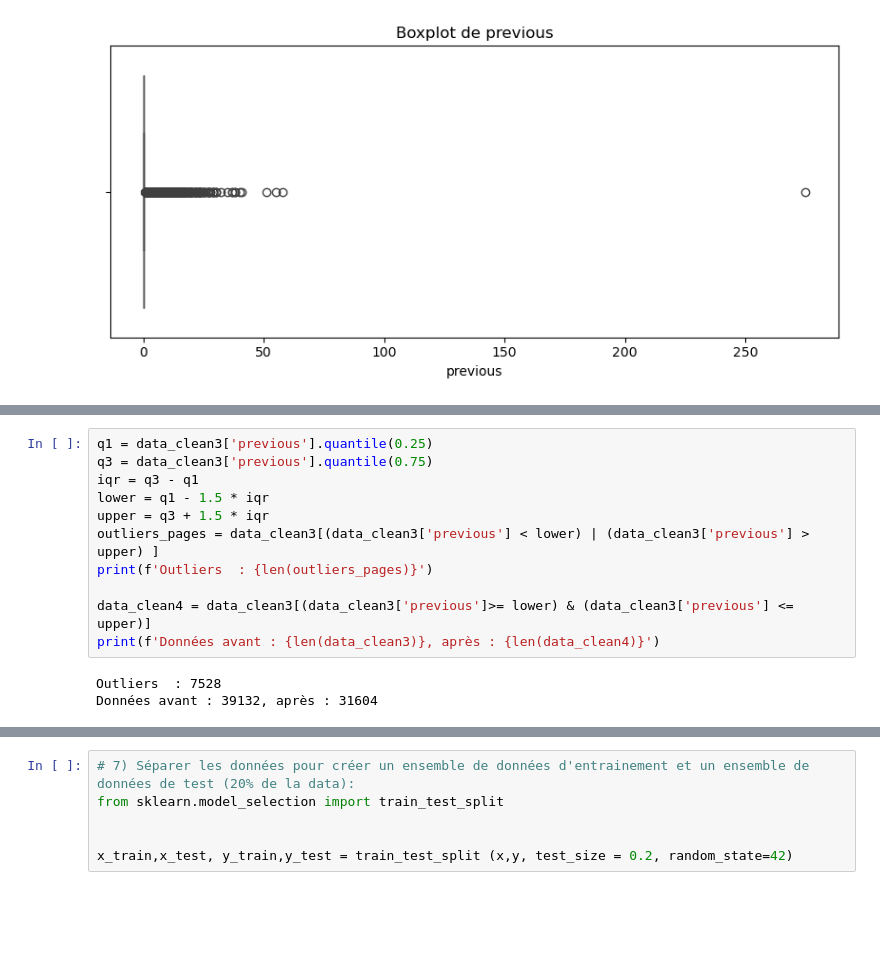
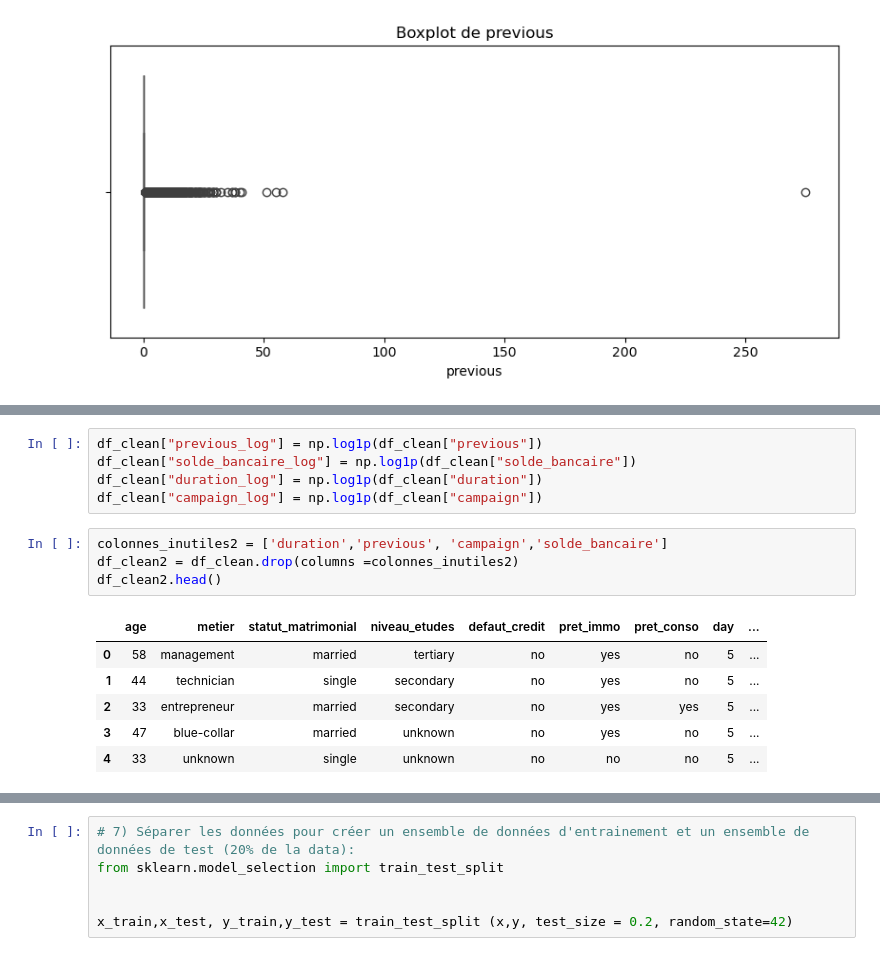
Before and after one commit to isaacprdnt/Bank-Marketing-Insights, a Jupyter notebook: 2_machine_learning.ipynb, the cells around one changed output, grey strips where cells are left out. Cells and saved outputs as stored; diff of their text form; blank space fills up the shorter version.

```diff
--- a/2_machine_learning.ipynb
+++ b/2_machine_learning.ipynb
@@ -160,17 +111,19 @@ Données avant : 42147, après : 39132
-# %%
-q1 = data_clean3['previous'].quantile(0.25)
-q3 = data_clean3['previous'].quantile(0.75)
-iqr = q3 - q1
-lower = q1 - 1.5 * iqr
-upper = q3 + 1.5 * iqr
-outliers_pages = data_clean3[(data_clean3['previous'] < lower) | (data_clean3['previous'] > upper) ]
-print(f'Outliers  : {len(outliers_pages)}')
-
-data_clean4 = data_clean3[(data_clean3['previous']>= lower) & (data_clean3['previous'] <= upper)]
-print(f'Données avant : {len(data_clean3)}, après : {len(data_clean4)}')
-# %% [output]
-Outliers  : 7528
-Données avant : 39132, après : 31604
+# %%
+df_clean["previous_log"] = np.log1p(df_clean["previous"])
+df_clean["solde_bancaire_log"] = np.log1p(df_clean["solde_bancaire"])
+df_clean["duration_log"] = np.log1p(df_clean["duration"])
+df_clean["campaign_log"] = np.log1p(df_clean["campaign"])
+# %%
+colonnes_inutiles2 = ['duration','previous', 'campaign','solde_bancaire']
+df_clean2 = df_clean.drop(columns =colonnes_inutiles2)
+df_clean2.head()
+# %% [output]
+|  | age | metier | statut_matrimonial | niveau_etudes | defaut_credit | pret_immo | pret_conso | day | ... |
+| 0 | 58 | management | married | tertiary | no | yes | no | 5 | ... |
+| 1 | 44 | technician | single | secondary | no | yes | no | 5 | ... |
+| 2 | 33 | entrepreneur | married | secondary | no | yes | yes | 5 | ... |
+| 3 | 47 | blue-collar | married | unknown | no | yes | no | 5 | ... |
+| 4 | 33 | unknown | single | unknown | no | no | no | 5 | ... |
 # %%
 # 5) Séparer les variables explicatives x et la variable cible y :
 target_variable = 'souscription'
```
Also changed, not shown: parts of 17 cells of this notebook.
